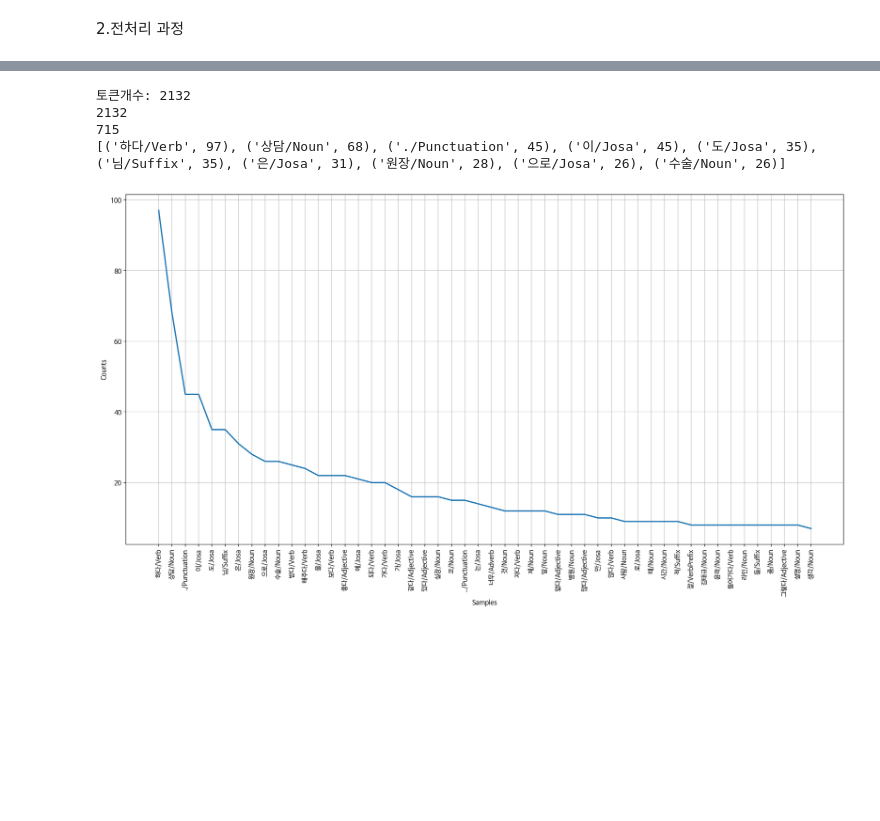
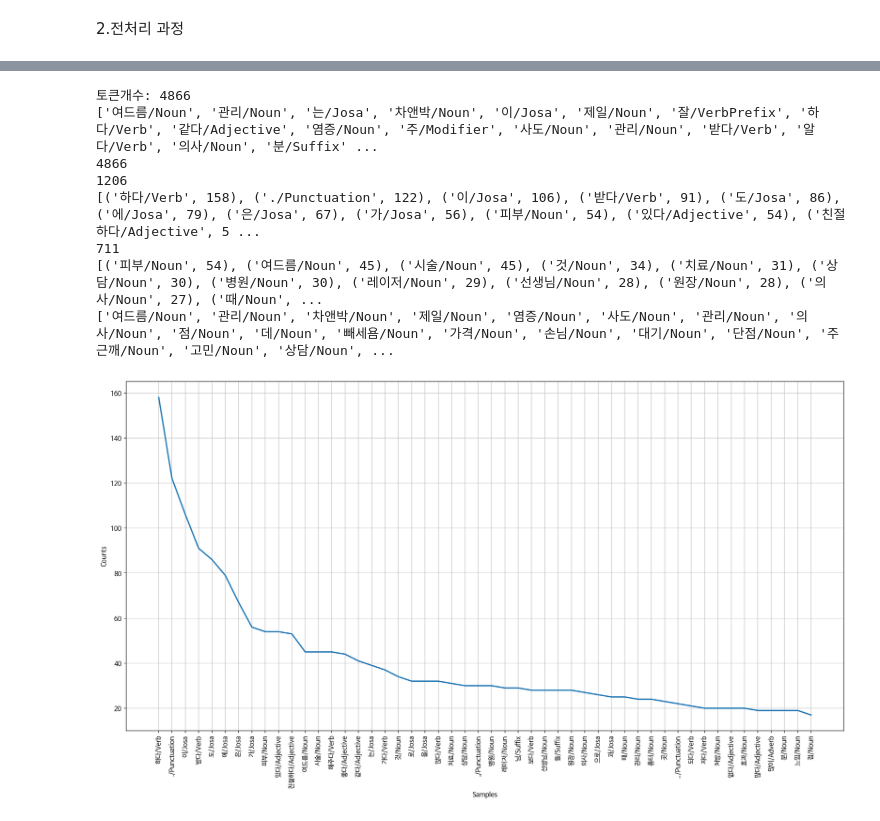
Before and after one commit to CSID-DGU/2021-1-CECD3-SASO-2, a Jupyter notebook: NLP/NLP.ipynb, the cells around one changed output, grey strips where cells are left out. Drawn from its saved outputs; the diff is of its cells as text; code cells hidden in the pictures; blank space fills up the shorter version.

```diff
--- a/NLP/NLP.ipynb
+++ b/NLP/NLP.ipynb
@@ -103,27 +106,45 @@ print(newData)
 # %%
 #토큰 구하기
-tokens = [t for d in new_docs for t in d]
+tokens = [t for d in new_docs for t in d[0]]
 print("토큰개수:", len(tokens))
-# print(tokens)
+print(tokens)
 
 #nltk 를 통한 전처리
 text = nltk.Text(tokens, name='NMSC')
 
 #토큰개수
 print(len(text.tokens))
 
 #중복을 제외한 토큰개수
 print(len(set(text.tokens)))
 
 #출력빈도가 높은 상위 토큰 10개
-print(text.vocab().most_common(10))
+print(text.vocab().most_common(20))
+
+#명사 출력
+noun = []
+noun = [t for d in new_docs for t in d[0] if 'Noun' in t]
+
+test = nltk.Text(noun, name='NMSC')
+print(len(set(test.tokens)))
+print(test.vocab().most_common(20))
+
+
+print(noun)
+
+
+
 
 #상위 토큰 10개 matpolib 으로 출력
 plt.figure(figsize=(20,10))
 text.plot(50)
 # %% [output]
-토큰개수: 2132
-2132
-715
-[('하다/Verb', 97), ('상담/Noun', 68), ('./Punctuation', 45), ('이/Josa', 45), ('도/Josa', 35), ('님/Suffix', 35), ('은/Josa', 31), ('원장/Noun', 28), ('으로/Josa', 26), ('수술/Noun', 26)]
+토큰개수: 4866
+['여드름/Noun', '관리/Noun', '는/Josa', '차앤박/Noun', '이/Josa', '제일/Noun', '잘/VerbPrefix', '하다/Verb', '같다/Adjective', '염증/Noun', '주/Modifier', '사도/Noun', '관리/Noun', '받다/Verb', '알다/Verb', '의사/Noun', '분/Suffix' ...
+4866
+1206
+[('하다/Verb', 158), ('./Punctuation', 122), ('이/Josa', 106), ('받다/Verb', 91), ('도/Josa', 86), ('에/Josa', 79), ('은/Josa', 67), ('가/Josa', 56), ('피부/Noun', 54), ('있다/Adjective', 54), ('친절하다/Adjective', 5 ...
+711
+[('피부/Noun', 54), ('여드름/Noun', 45), ('시술/Noun', 45), ('것/Noun', 34), ('치료/Noun', 31), ('상담/Noun', 30), ('병원/Noun', 30), ('레이저/Noun', 29), ('선생님/Noun', 28), ('원장/Noun', 28), ('의사/Noun', 27), ('때/Noun', ...
+['여드름/Noun', '관리/Noun', '차앤박/Noun', '제일/Noun', '염증/Noun', '사도/Noun', '관리/Noun', '의사/Noun', '점/Noun', '데/Noun', '빼세욤/Noun', '가격/Noun', '손님/Noun', '대기/Noun', '단점/Noun', '주근깨/Noun', '고민/Noun', '상담/Noun', ...
-[figure, old version]
+[figure, new version]
```
Also changed, not shown: parts of 6 cells of this notebook.
